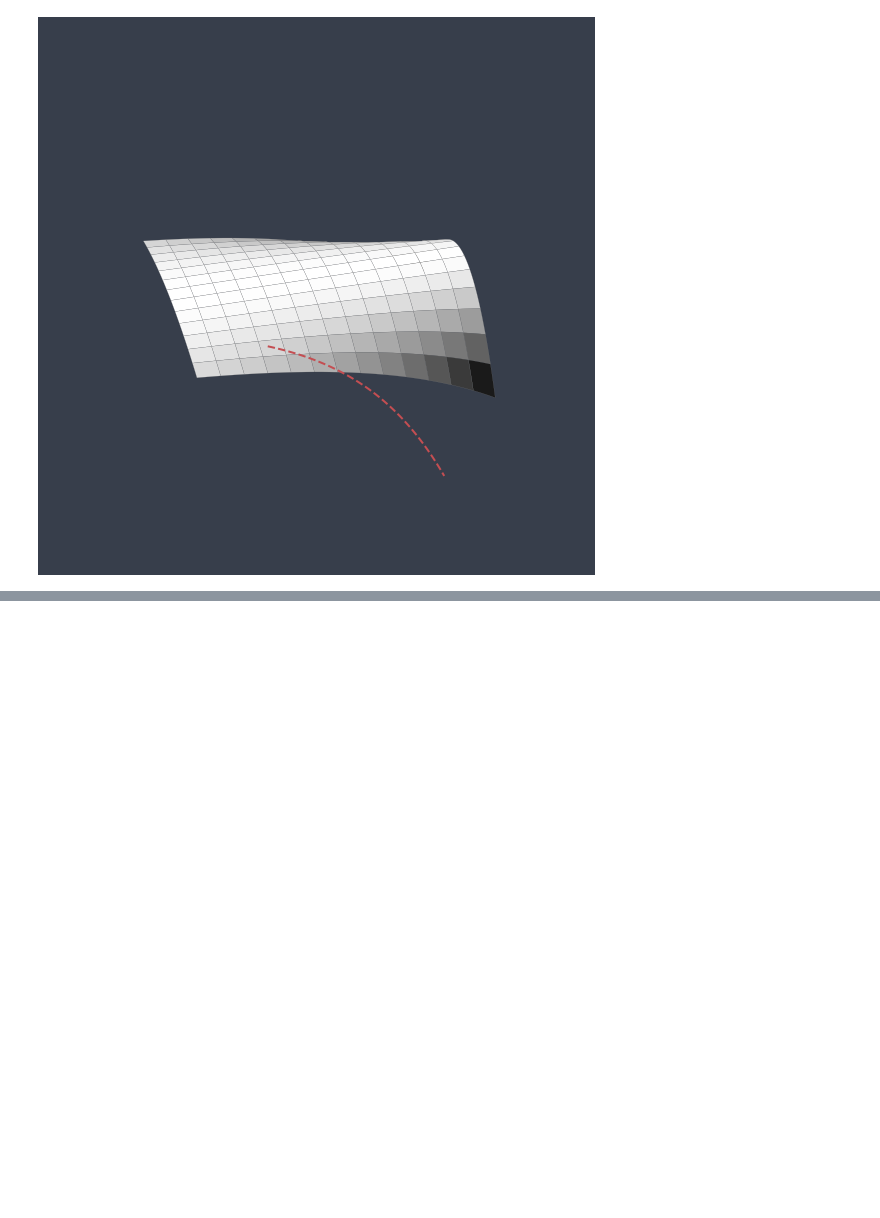
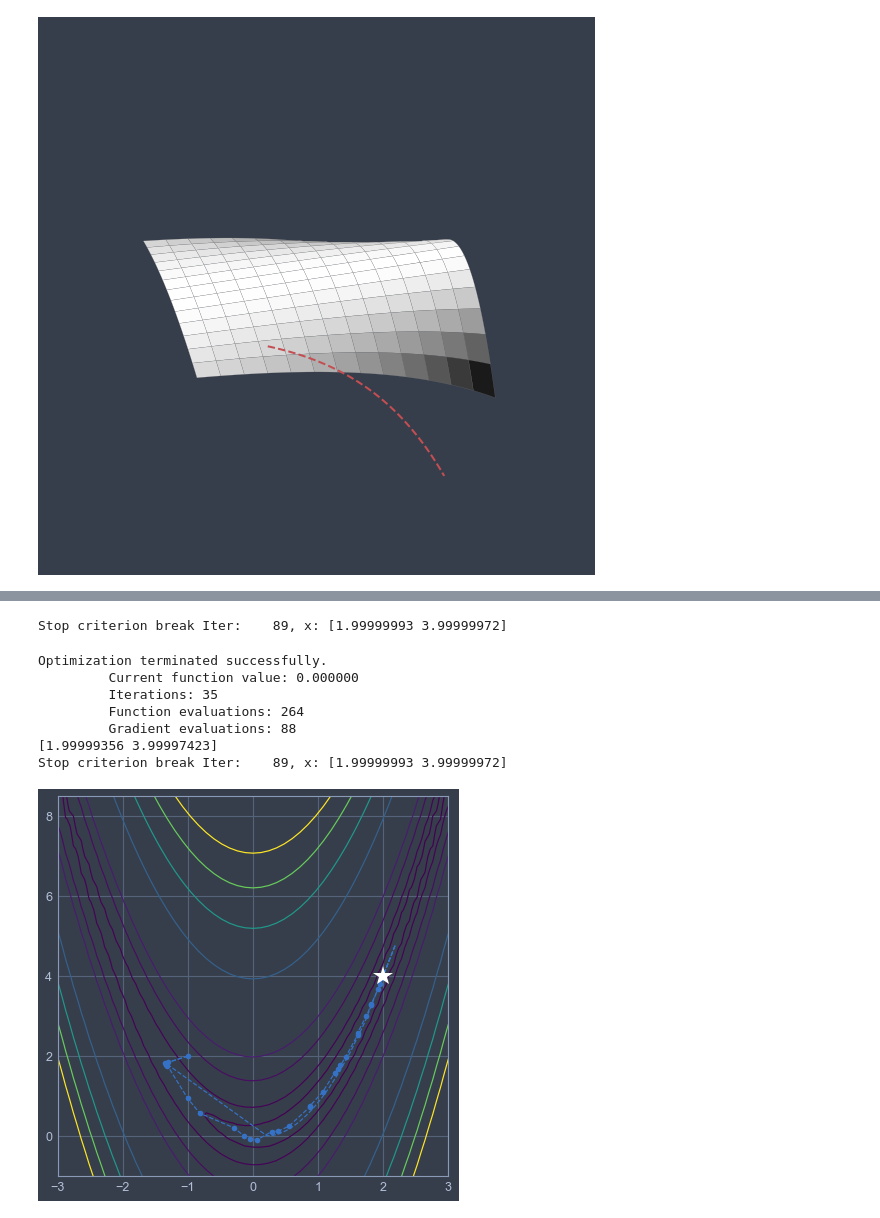
Before and after one commit to sive2045/ml_study, a Jupyter notebook: Ch8_optimization.ipynb, the cells around one changed output, grey strips where cells are left out. Cells and saved outputs as stored; diff of their text form; code cells hidden in the pictures; blank space fills up the shorter version.

```diff
--- a/Ch8_optimization.ipynb
+++ b/Ch8_optimization.ipynb
@@ -148,0 +402,56 @@ plt.show()
+# %%
+
+x = np.array([-1, 2])
+
+CGM(f2, df2, x)
+# %% [output]
+Stop criterion break Iter:    89, x: [1.99999993 3.99999972]
+# %%
+
+from scipy import optimize
+
+# 반복 히스토리를 저장할 전역변수와 콜백함수
+scipy_path = [x, ]
+def record_hist(xk) :
+    global scipy_path
+    scipy_path.append(xk)
+
+cgm_path = [x, ]
+def record_cgm(xk) :
+    global cgm_path
+    cgm_path.append(xk)
+
+# https://docs.scipy.org/doc/scipy/reference/generated/scipy.optimize.fmin_cg.html
+result_scipy = optimize.fmin_cg(f2, x, callback=record_hist)
+print(result_scipy)
+scipy_path = np.asarray(scipy_path)
+
+CGM(f2, df2, x, callback=record_cgm)
+cgm_path = np.asarray(cgm_path)
+
+x1 = np.linspace(-3, 3, 51)
+x2 = np.linspace(-1, 8.5, 51)
+X1, X2 = np.meshgrid(x1, x2)
+
+Z = f2([X1, X2])
+
+levels1 = np.linspace(8, 20, 1)
+levels2 = np.linspace(30, 100, 2)
+levels3 = np.linspace(200, 2500, 5)
+
+fig = plt.figure(figsize=(7,7))
+ax = fig.add_subplot()
+ax.contour(X1, X2, Z, levels=np.concatenate((levels1, levels2, levels3)))
+ax.plot(scipy_path[:,0], scipy_path[:,1], 'o--', color='b')
+ax.plot(cgm_path[:,0], cgm_path[:,1], 'x--', color='b')
+ax.plot(2, 4, '*', markerfacecolor='w', markeredgecolor='r', markersize=20)
+plt.show()
+# %% [output]
+Optimization terminated successfully.
+         Current function value: 0.000000
+         Iterations: 35
+         Function evaluations: 264
+         Gradient evaluations: 88
+[1.99999356 3.99997423]
+Stop criterion break Iter:    89, x: [1.99999993 3.99999972]
+[figure, added]
```
Also changed, not shown: parts of 17 cells of this notebook.
